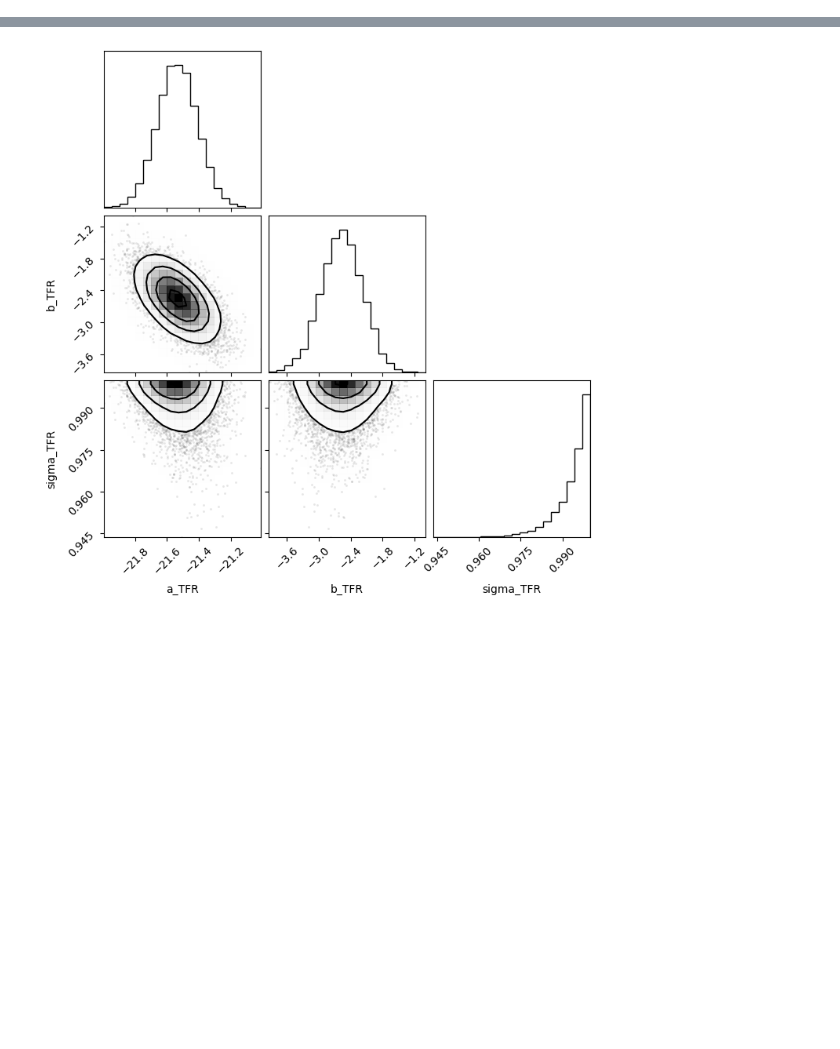
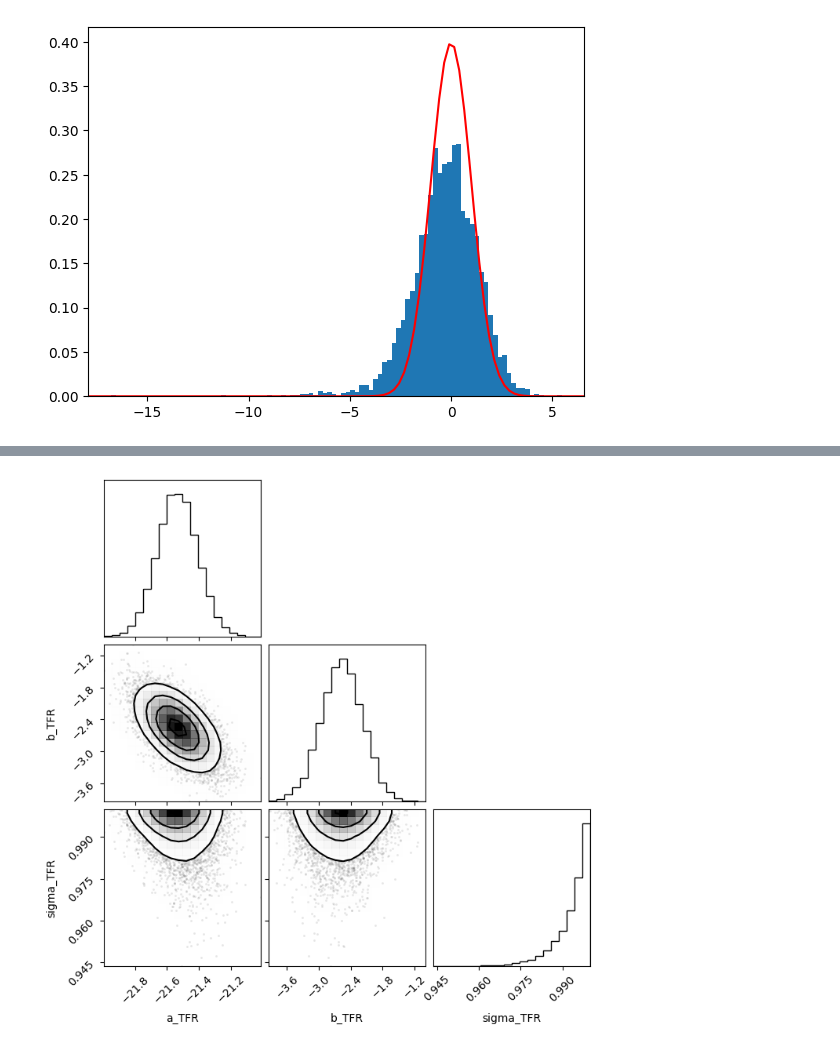
Before and after one commit to Richard-Sti/CANDEL, a Jupyter notebook: notebooks/random/new_mocks_with_selection.ipynb, the cells around one changed output, grey strips where cells are left out. Drawn from its saved outputs; the diff is of its cells as text; code cells hidden in the pictures; blank space fills up the shorter version.

```diff
--- a/notebooks/random/new_mocks_with_selection.ipynb
+++ b/notebooks/random/new_mocks_with_selection.ipynb
@@ -33,30 +27,12 @@ def r2czcosmo(r, H0=70):
 # %%
-def make_mock(H0, a_TFR, b_TFR, sigma_TFR, sigma_v, Rmax, mean_eta_true,
-              std_eta_true, e_eta, e_mag, npoints, seed, mag_lim=None):
+def make_mock(sigma_r, Rmax, H0, sigma_v, npoints, seed=42, ):
     gen = np.random.default_rng(seed)
 
-    r = Rmax * gen.uniform(0, 1, npoints)**(1/3)
-    mu = r2mu(r)
+    r_true = Rmax * gen.uniform(0, 1, npoints)**(1/3)
+    r_obs = gen.normal(r_true, sigma_r, )
 
-    eta_true = gen.normal(mean_eta_true, std_eta_true, npoints)
+    cz_true = r2cz(r_true, H0=H0)
+    cz_obs = gen.normal(cz_true, sigma_v, )
 
-    eta_obs = gen.normal(eta_true, e_eta)
-
-    M = gen.normal(a_TFR + b_TFR * eta_true, sigma_TFR, )
-
-    mag_obs = gen.normal(mu + M, e_mag)
-    cz = gen.normal(r2czcosmo(r, H0=H0), sigma_v)
-
-    data = {"eta_obs": eta_obs,
-            "mag_obs": mag_obs,
-            "cz_obs": cz,
-            "r": r,
-            }
-
-    mask = np.ones(npoints, dtype=bool)
-    if mag_lim is not None:
-        mask = mask & (mag_obs < mag_lim)
-
-    data = {k: v[mask] for k, v in data.items()}
-    return data
+    return r_obs, cz_obs
 # %%
@@ -174,0 +130,17 @@ Number of divergences: 0
+# %%
+from scipy.stats import norm
+
+plt.figure()
+plt.hist(biases_dist.flatten(), bins="auto", density=1)
+
+xlim = plt.xlim()
+xrange = np.linspace(xlim[0], xlim[1], 100)
+plt.plot(xrange, norm.pdf(xrange, 0, 1), color="red", label="Standard Normal")
+
+plt.xlim(*xlim)
+
+# plt.xlim(-1, 1)
+
+plt.show()
+# %% [output]
+[figure, added]
```
Also changed, not shown: parts of 9 cells of this notebook, 1 other file.
